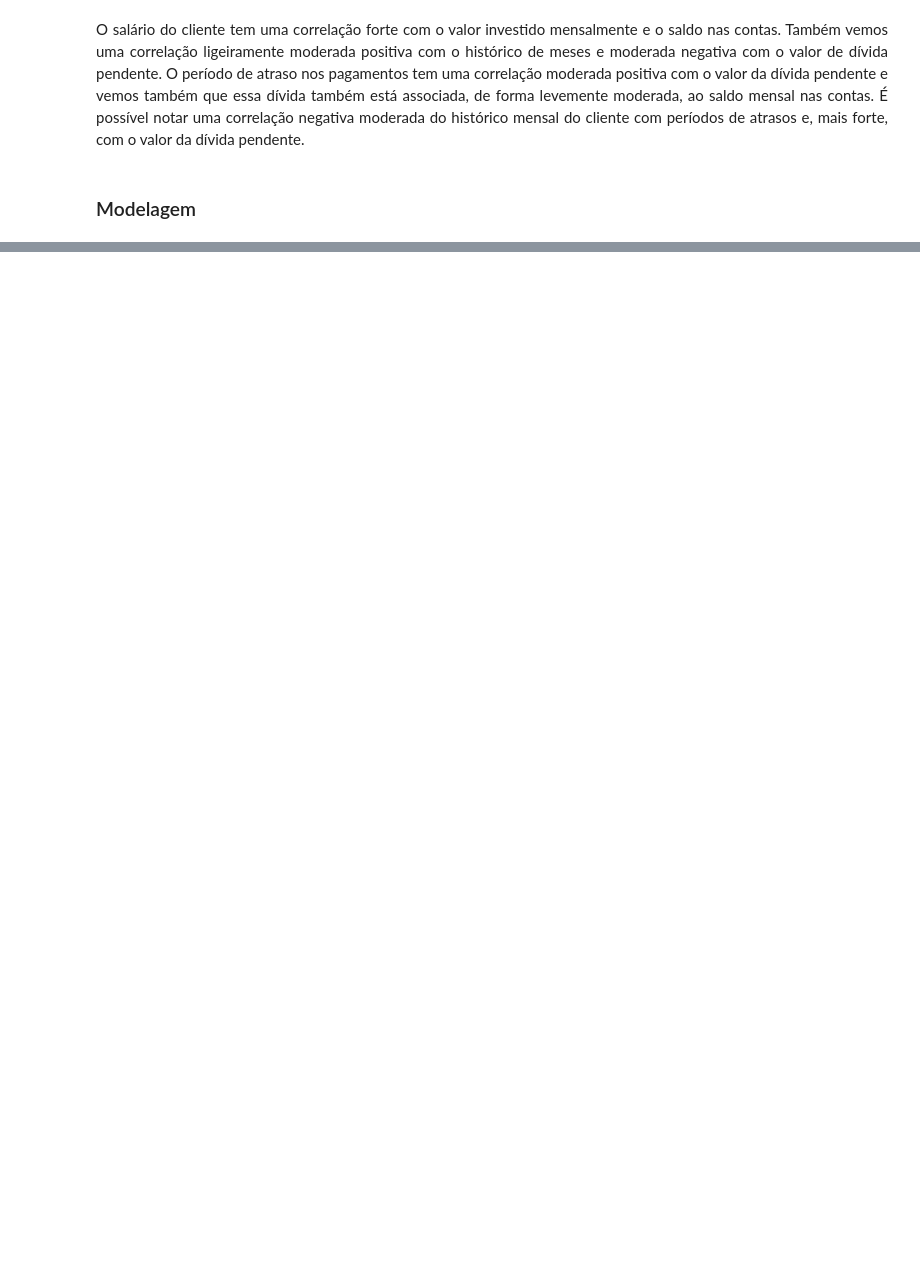
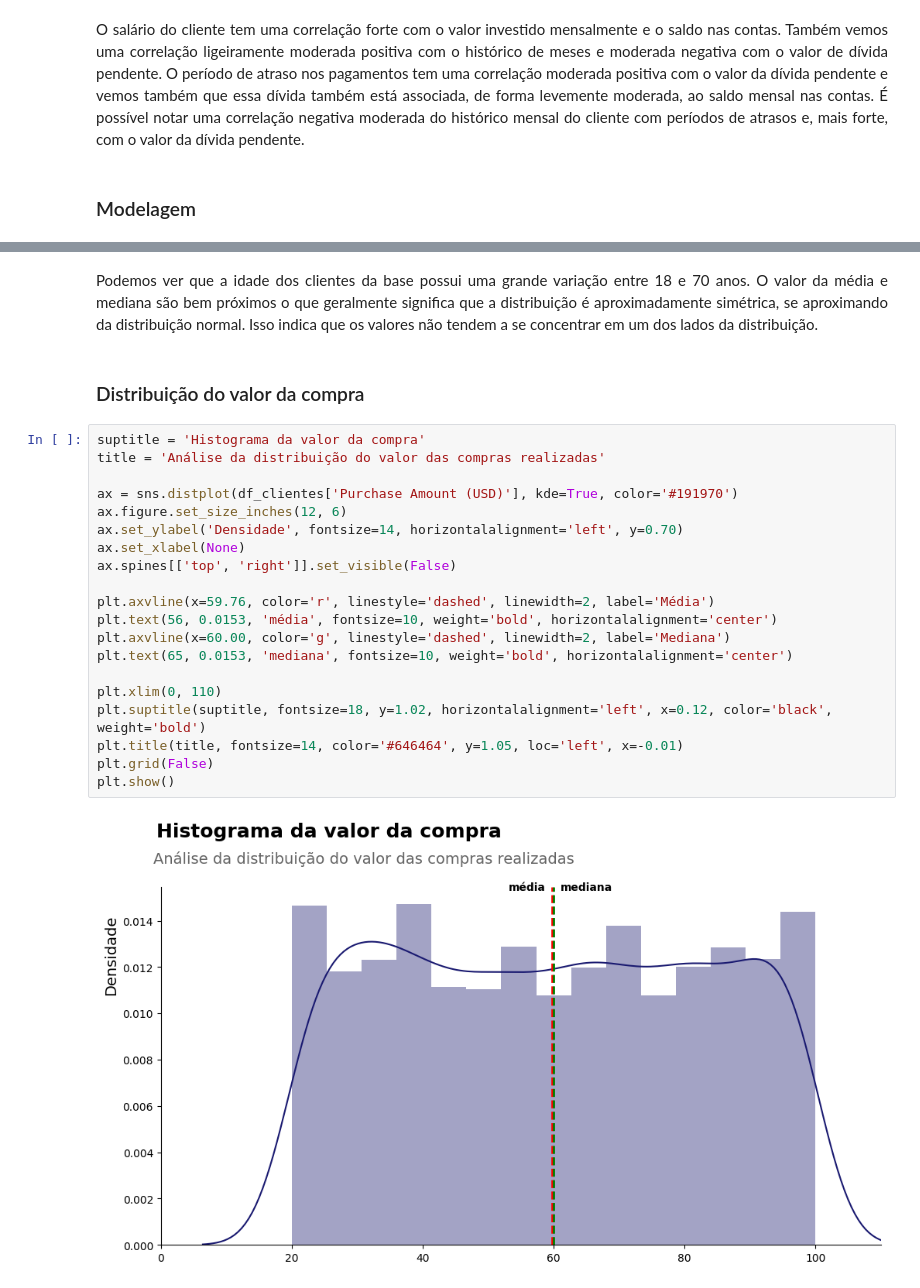
Before and after one commit to LilianeAquino/projeto_ml_II_santander_coders, a Jupyter notebook: trabalho_ada_ML.ipynb, the cells around one changed output, grey strips where cells are left out. Drawn from its saved outputs; the diff is of its cells as text; blank space fills up the shorter version.

```diff
--- a/trabalho_ada_ML.ipynb
+++ b/trabalho_ada_ML.ipynb
@@ -672,0 +768,26 @@ plt.show()
+# %% [markdown]
+<p style='text-align: justify;'><font size=3.>Podemos ver que a idade dos clientes da base possui uma grande variação entre 18 e 70 anos. O valor da média e mediana são bem próximos o que geralmente significa que a distribuição é aproximadamente simétrica, se aproximando da distribuição normal. Isso indica que os valores não tendem a se concentrar em um dos lados da distribuição.</font></p>
+# %% [markdown]
+### Distribuição do valor da compra
+# %%
+suptitle = 'Histograma da valor da compra'
+title = 'Análise da distribuição do valor das compras realizadas'
+
+ax = sns.distplot(df_clientes['Purchase Amount (USD)'], kde=True, color='#191970')
+ax.figure.set_size_inches(12, 6)
+ax.set_ylabel('Densidade', fontsize=14, horizontalalignment='left', y=0.70)
+ax.set_xlabel(None)
+ax.spines[['top', 'right']].set_visible(False)
+
+plt.axvline(x=59.76, color='r', linestyle='dashed', linewidth=2, label='Média')
+plt.text(56, 0.0153, 'média', fontsize=10, weight='bold', horizontalalignment='center')
+plt.axvline(x=60.00, color='g', linestyle='dashed', linewidth=2, label='Mediana')
+plt.text(65, 0.0153, 'mediana', fontsize=10, weight='bold', horizontalalignment='center')
+
+plt.xlim(0, 110)
+plt.suptitle(suptitle, fontsize=18, y=1.02, horizontalalignment='left', x=0.12, color='black', weight='bold')
+plt.title(title, fontsize=14, color='#646464', y=1.05, loc='left', x=-0.01)
+plt.grid(False)
+plt.show()
+# %% [output]
+[figure, added]
```
Also changed, not shown: parts of 98 cells of this notebook.
